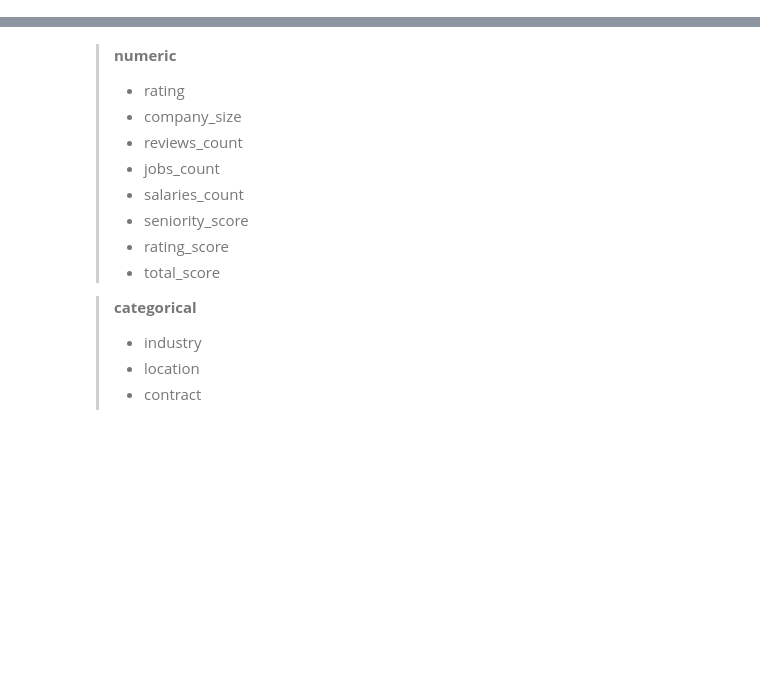
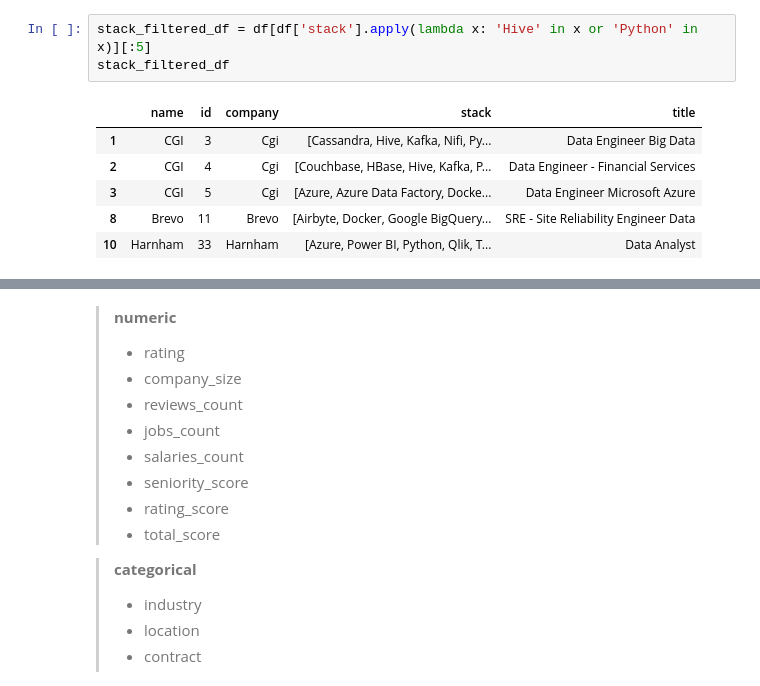
Before and after one commit to FelitaD/dbt-job-market, a Jupyter notebook: transformation/analyses/test_plotly.ipynb, the cells around one changed output, grey strips where cells are left out. Drawn from its saved outputs; the diff is of its cells as text; blank space fills up the shorter version.

```diff
--- a/transformation/analyses/test_plotly.ipynb
+++ b/transformation/analyses/test_plotly.ipynb
@@ -7,0 +45,10 @@ df.info()
+# %%
+stack_filtered_df = df[df['stack'].apply(lambda x: 'Hive' in x or 'Python' in x)][:5]
+stack_filtered_df
+# %% [output]
+|  | name | id | company | stack | title |
+| 1 | CGI | 3 | Cgi | [Cassandra, Hive, Kafka, Nifi, Py... | Data Engineer Big Data |
+| 2 | CGI | 4 | Cgi | [Couchbase, HBase, Hive, Kafka, P... | Data Engineer - Financial Services |
+| 3 | CGI | 5 | Cgi | [Azure, Azure Data Factory, Docke... | Data Engineer Microsoft Azure |
+| 8 | Brevo | 11 | Brevo | [Airbyte, Docker, Google BigQuery... | SRE - Site Reliability Engineer Data |
+| 10 | Harnham | 33 | Harnham | [Azure, Power BI, Python, Qlik, T... | Data Analyst |
```
Also changed, not shown: parts of 19 cells of this notebook, 1 other file.
